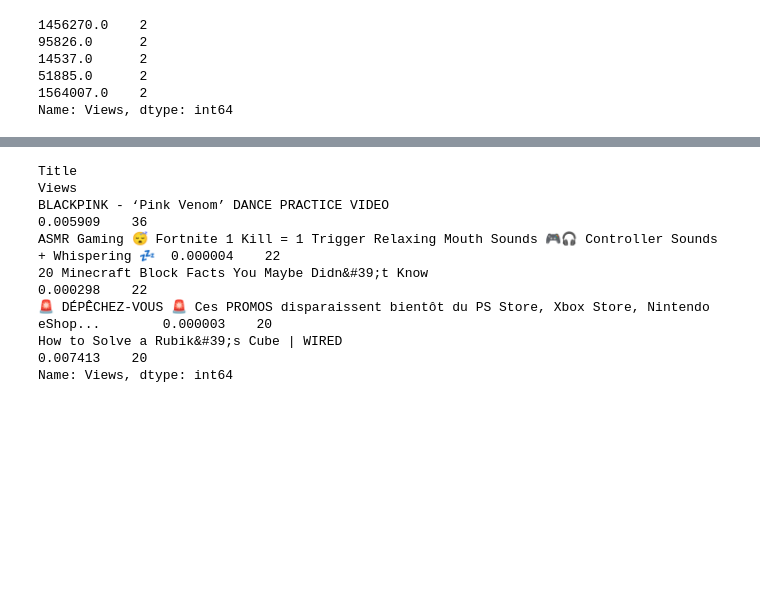
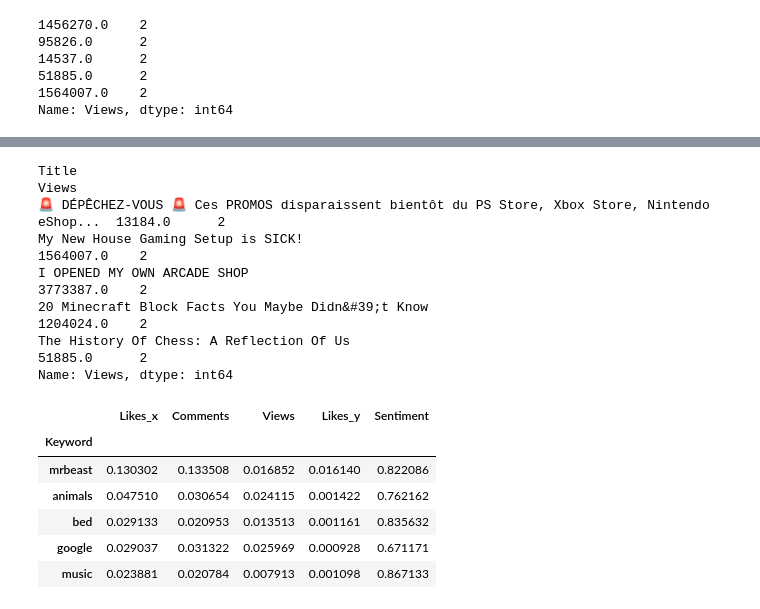
Before and after one commit to sahilr005/ml, a Jupyter notebook: youtube.ipynb, the cells around one changed output, grey strips where cells are left out. Drawn from its saved outputs; the diff is of its cells as text; code cells hidden in the pictures; blank space fills up the shorter version.

```diff
--- a/youtube.ipynb
+++ b/youtube.ipynb
@@ -198,11 +226,22 @@ Name: Title, Length: 18387, dtype: object
 # %%
 # Max Views video Title
-data2.groupby("Title")["Views"].value_counts().sort_values(ascending=False).head()
+data.groupby("Title")["Views"].value_counts().sort_values(ascending=False).head()
 # %% [output]
-Title                                                                                                Views
-BLACKPINK - ‘Pink Venom’ DANCE PRACTICE VIDEO                                                        0.005909    36
-ASMR Gaming 😴 Fortnite 1 Kill = 1 Trigger Relaxing Mouth Sounds 🎮🎧 Controller Sounds + Whispering 💤  0.000004    22
-20 Minecraft Block Facts You Maybe Didn&#39;t Know                                                   0.000298    22
-🚨 DÉPÊCHEZ-VOUS 🚨 Ces PROMOS disparaissent bientôt du PS Store, Xbox Store, Nintendo eShop...        0.000003    20
-How to Solve a Rubik&#39;s Cube | WIRED                                                              0.007413    20
+Title                                                                                          Views
+🚨 DÉPÊCHEZ-VOUS 🚨 Ces PROMOS disparaissent bientôt du PS Store, Xbox Store, Nintendo eShop...  13184.0      2
+My New House Gaming Setup is SICK!                                                             1564007.0    2
+I OPENED MY OWN ARCADE SHOP                                                                    3773387.0    2
+20 Minecraft Block Facts You Maybe Didn&#39;t Know                                             1204024.0    2
+The History Of Chess: A Reflection Of Us                                                       51885.0      2
 Name: Views, dtype: int64
+# %%
+# Most Like 5 Keyword & based on keyword video like
+data2.groupby("Keyword").aggregate('mean').sort_values(by="Likes_x", ascending=False).head()
+# %% [output]
+|  | Likes_x | Comments | Views | Likes_y | Sentiment |
+| Keyword |  |  |  |  |  |
+| mrbeast | 0.130302 | 0.133508 | 0.016852 | 0.016140 | 0.822086 |
+| animals | 0.047510 | 0.030654 | 0.024115 | 0.001422 | 0.762162 |
+| bed | 0.029133 | 0.020953 | 0.013513 | 0.001161 | 0.835632 |
+| google | 0.029037 | 0.031322 | 0.025969 | 0.000928 | 0.671171 |
+| music | 0.023881 | 0.020784 | 0.007913 | 0.001098 | 0.867133 |
```
Also changed, not shown: parts of 26 cells of this notebook.
